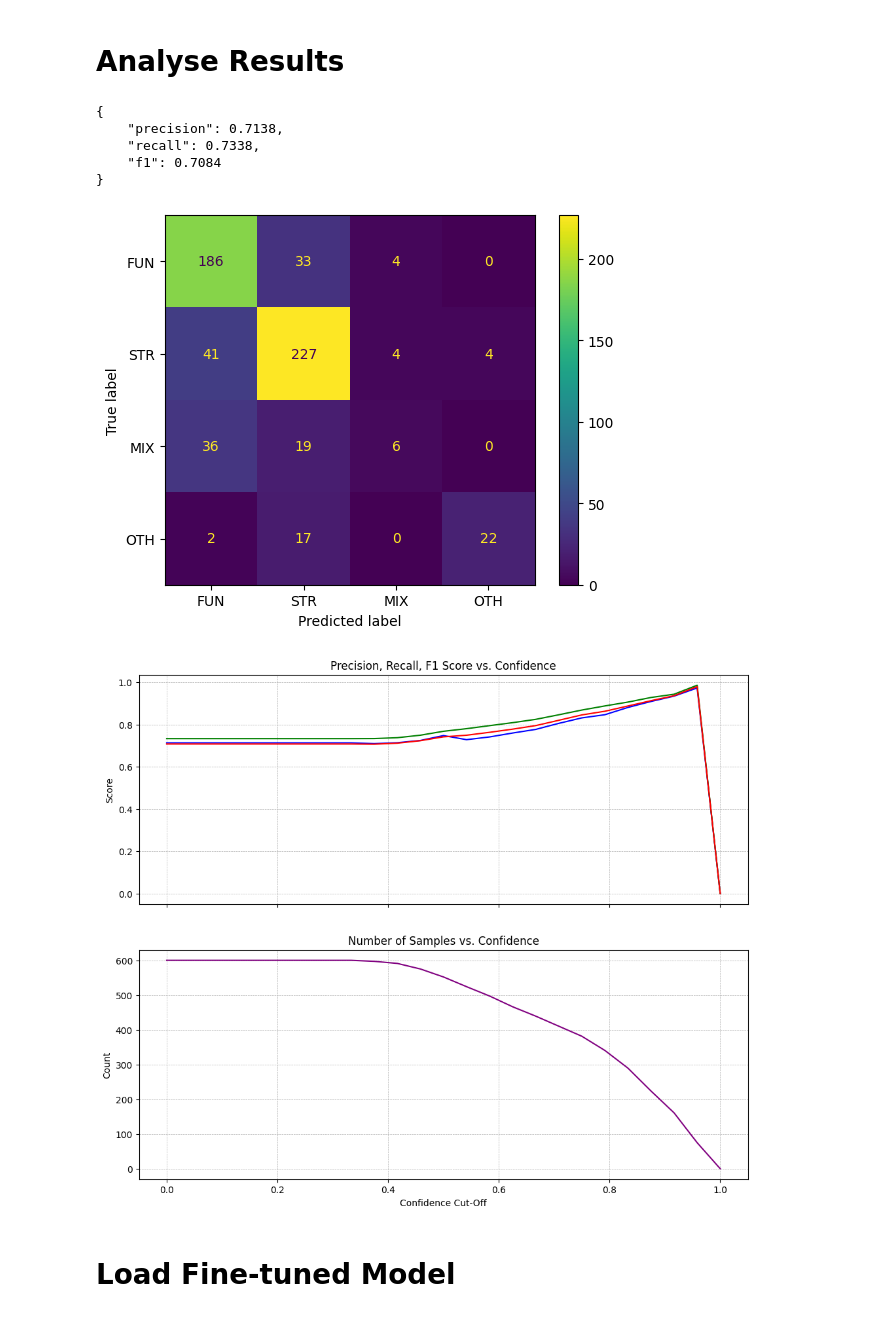
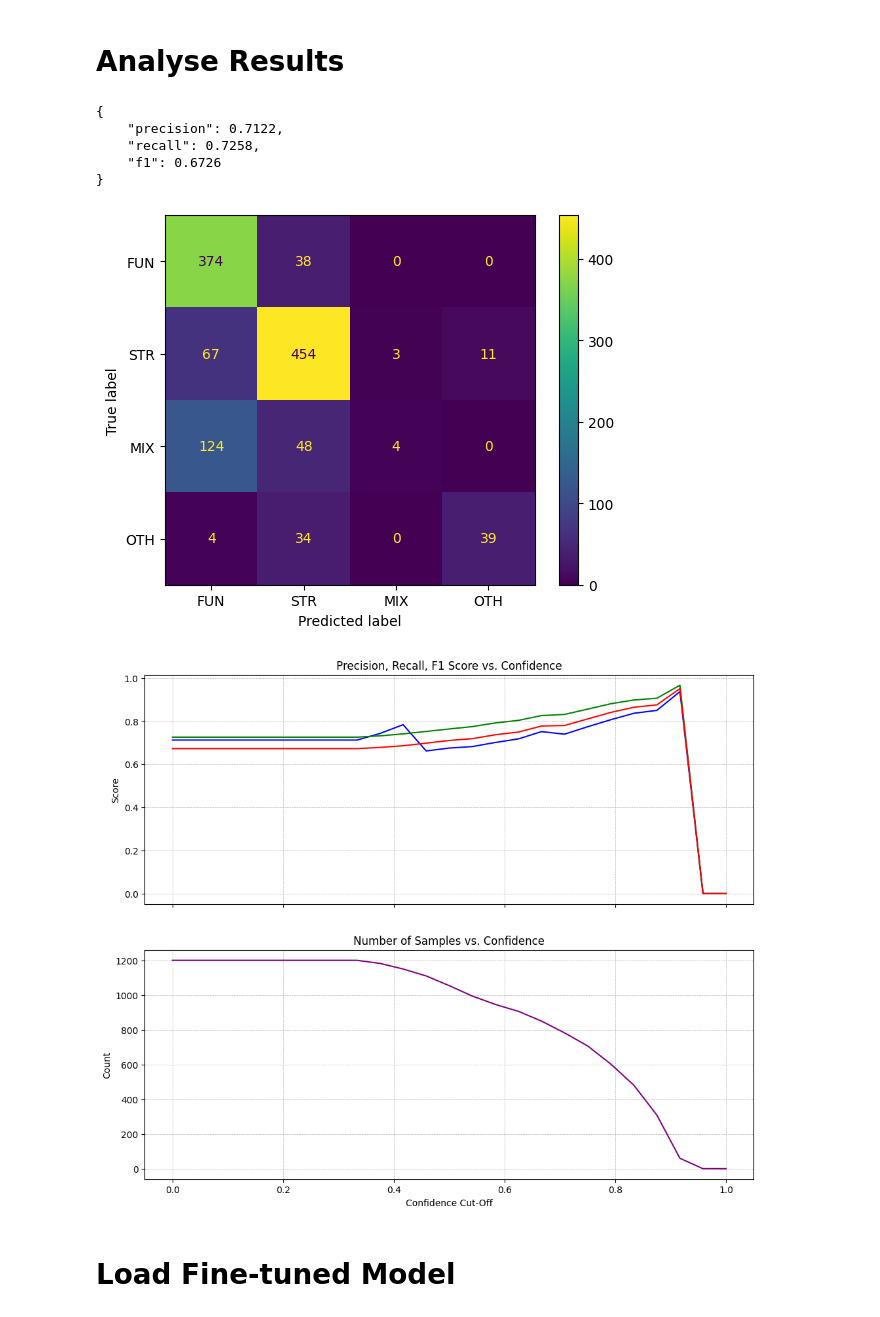
Before and after one commit to Marco-Consoloni/patent-sentence-classification, a Jupyter notebook: evaluate.ipynb, the cells around one changed output. Drawn from its saved outputs; the diff is of its cells as text; code cells hidden in the pictures.

```diff
--- a/evaluate.ipynb
+++ b/evaluate.ipynb
@@ -8,8 +8,12 @@ from sklearn.metrics import classification_report, precision_score, recall_score
 import ast
 import json
 
+# Set file to analyse
+file_name = 'bert-for-patents-agreement-1200'
+file_name = 'bert-large-uncased-agreement-1200'
+
 # Import data
-merged_df = pd.read_excel("/home/fantoni/patent-sentence-classification/results/finetuning/results_test.xlsx")
+merged_df = pd.read_excel(f"/home/fantoni/patent-sentence-classification/results/finetuning/{file_name}.xlsx")
 merged_df["probabilities"] = merged_df["probabilities"].apply(ast.literal_eval) # import probs as list
 merged_df['correct_pred'] = merged_df['predicted_class'] == merged_df['sent_class'] # create column to flag correct predictions
 
@@ -20,39 +24,39 @@ predicted_labels = merged_df['predicted_tag']
 
 # Calculate classification metrics
 precision = precision_score(true_labels, predicted_labels, average='weighted')
 recall = recall_score(true_labels, predicted_labels, average='weighted')
 f1 = f1_score(true_labels, predicted_labels, average='weighted')
 results = {
     'precision': round(precision, 4),  # Rounded for better readability
     'recall': round(recall, 4),
     'f1': round(f1, 4)
 }
 print(json.dumps(results, indent=4))  # Pretty-print the JSON
 
 # Save Metrics as JSON
-output_file_path = f"/home/fantoni/patent-sentence-classification/results/finetuning/result_test.json"
+output_file_path = f"/home/fantoni/patent-sentence-classification/results/finetuning/{file_name}.json"
 with open(output_file_path, "w") as f:
     json.dump(results, f, indent=4)  # Save as formatted JSON
 
 # Create Classification Report
 class_report = classification_report(true_labels, predicted_labels, labels=labels, target_names=labels)
-output_file_path = "/home/fantoni/patent-sentence-classification/results/finetuning/result_test_cls_repo.txt"
+output_file_path = f"/home/fantoni/patent-sentence-classification/results/finetuning/{file_name}.txt"
 with open(output_file_path, "w") as f:
     f.write("Classification Report:\n")
     f.write(class_report)
 
 # Create confusion matrix
 cm = confusion_matrix(true_labels, predicted_labels, labels=labels)
 disp = ConfusionMatrixDisplay(confusion_matrix=cm, display_labels=labels)
 disp.plot()
 plt.show()
 # %% [output]
 {
-    "precision": 0.7138,
-    "recall": 0.7338,
-    "f1": 0.7084
+    "precision": 0.7122,
+    "recall": 0.7258,
+    "f1": 0.6726
 }
-[figure, old version]
+[figure, new version]
 # %%
 import numpy as np
 from sklearn.metrics import precision_recall_fscore_support
@@ -108,7 +112,7 @@ ax[1].grid(True, which='both', linestyle='--', linewidth=0.5)
 # Show the plot
 plt.show()
 # %% [output]
-[figure, old version]
+[figure, new version]
 # %% [markdown]
 # Load Fine-tuned Model
 # %%
```
Also changed, not shown: parts of 2 cells of this notebook, 6 other files.
